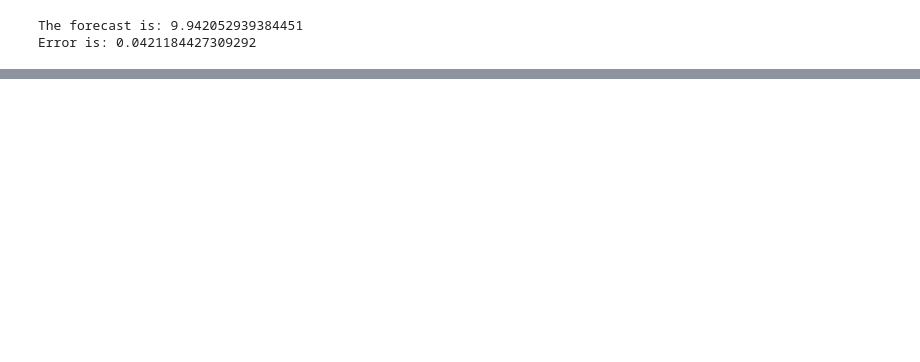
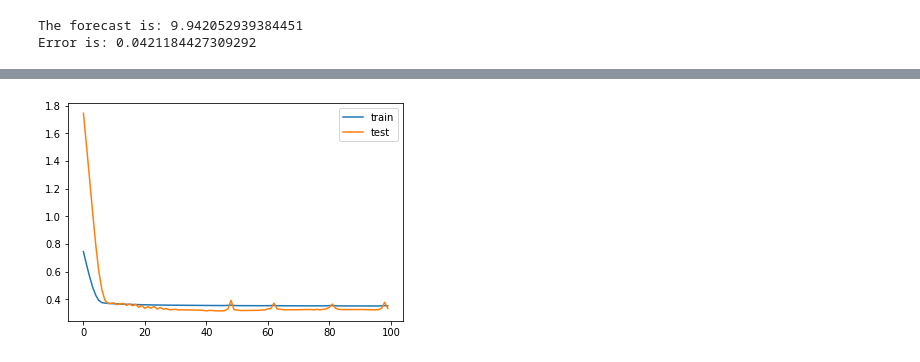
Before and after one commit to depavlidou/energy, a Jupyter notebook: Energy_Analytics_Forecasting_0.ipynb, the cells around one changed output, grey strips where cells are left out. Drawn from its saved outputs; the diff is of its cells as text; code cells hidden in the pictures; blank space fills up the shorter version.

```diff
--- a/Energy_Analytics_Forecasting_0.ipynb
+++ b/Energy_Analytics_Forecasting_0.ipynb
@@ -476,0 +487,20 @@ Boolean Series key will be reindexed to match DataFrame index.
+# %%
+# Create a copy of the data with the relevant columns to feed into the LSTM training
+data_2 = data[['Date','Temp_mean','Lockdown_index','Ema_90_1','Load']].dropna().reset_index()
+data_lstm = data_2[['Temp_mean','Lockdown_index','Ema_90_1','Load']]
+# %%
+# Split into train and test
+train_period = 1220
+
+# Normalisation
+scaler = StandardScaler()
+data_lstm_scaled = pd.DataFrame(scaler.fit_transform(data_lstm))
+
+# Split into X and y
+train_X, train_y = data_lstm_scaled.loc[:(train_period-1),:2], data_lstm_scaled.loc[:(train_period-1),3:]
+test_X, test_y = data_lstm_scaled.loc[train_period:,:2], data_lstm_scaled.loc[train_period:,3:]
+
+# Reshape input to be 3D [samples, timesteps, features]
+train_X = np.array(train_X).reshape((train_X.shape[0],1,train_X.shape[1]))
+test_X = np.array(test_X).reshape((test_X.shape[0],1,test_X.shape[1]))
+print(train_X.shape, train_y.shape, test_X.shape, test_y.shape)
@@ -476,0 +509,9 @@ Boolean Series key will be reindexed to match DataFrame index.
+# %%
+# Model
+model = Sequential([
+                    LSTM(50,input_shape=(train_X.shape[1],train_X.shape[2])),
+                    Dense(1)])
+model.compile(loss='mae', optimizer='adam')
+
+# fit network
+history = model.fit(train_X, train_y, epochs=100, batch_size=50,validation_data=(test_X, test_y), verbose=1, shuffle=False)
@@ -476,0 +536,8 @@ Boolean Series key will be reindexed to match DataFrame index.
+# %%
+# plot history
+plt.plot(history.history['loss'], label='train')
+plt.plot(history.history['val_loss'], label='test')
+plt.legend()
+plt.show()
+# %% [output]
+[figure, added]
```
Also changed, not shown: parts of 12 cells of this notebook.
